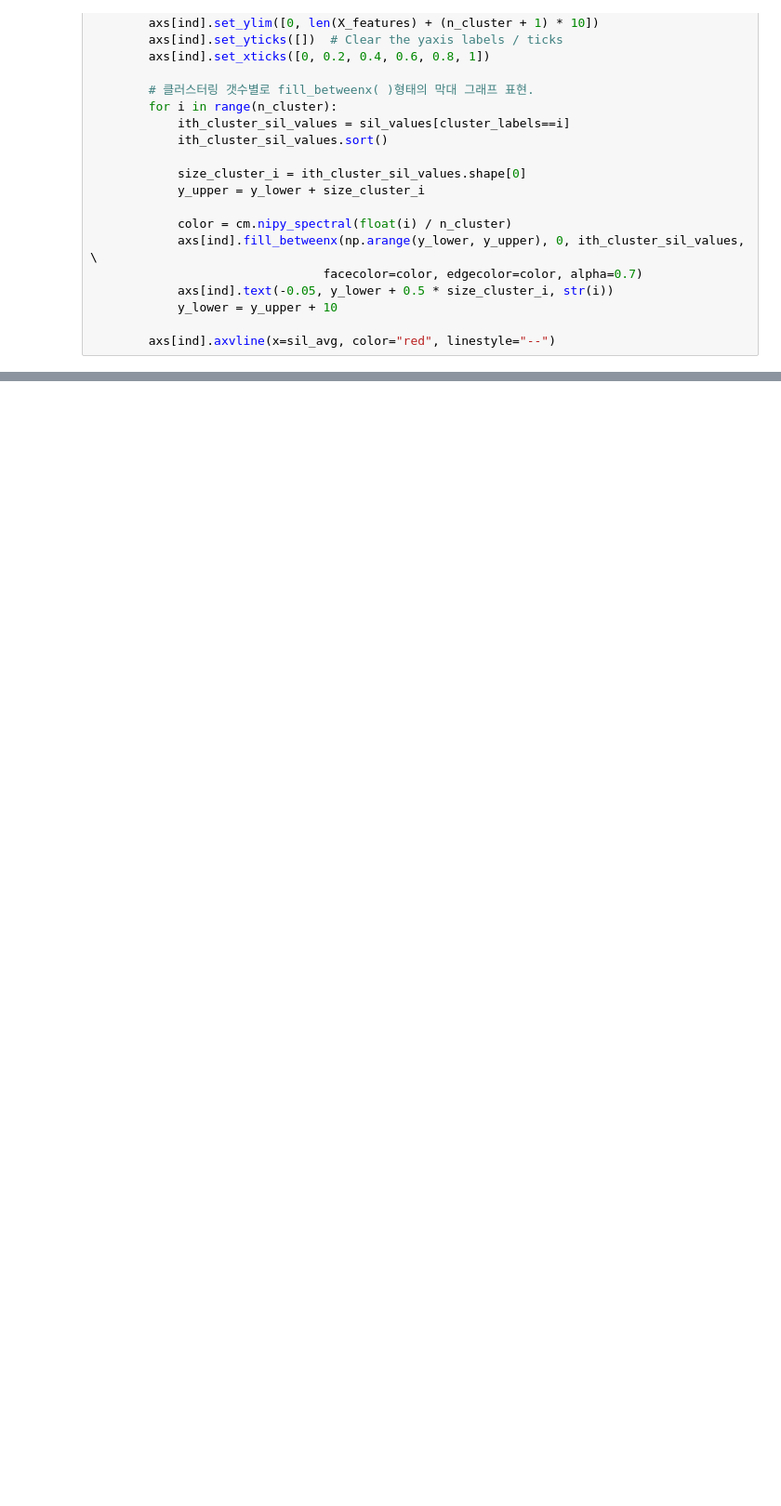
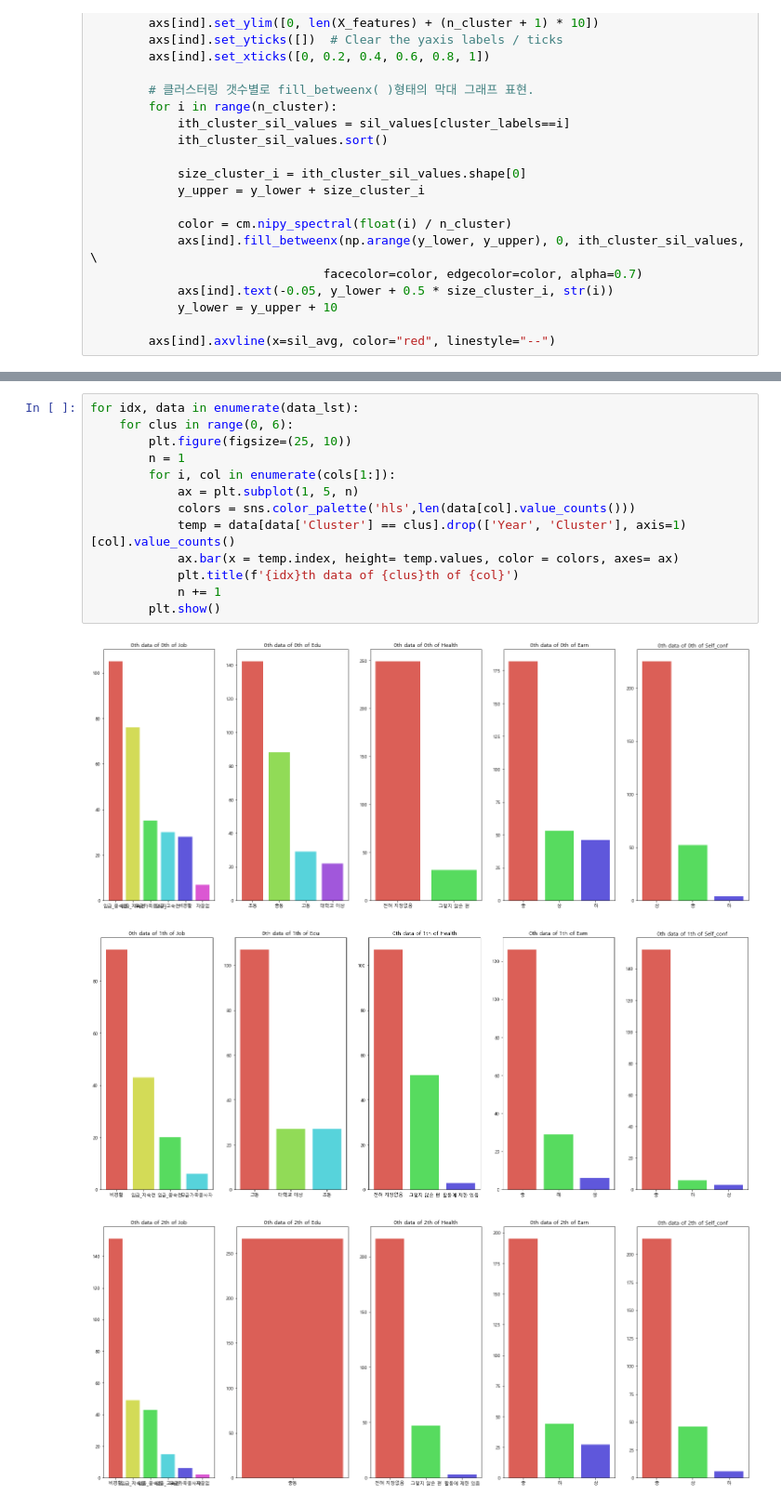
Before and after one commit to luckyspia/GAP, a Jupyter notebook: New_Aging_Survey/2. Analysis.ipynb, the cells around one changed output, grey strips where cells are left out. Shown at 93% size. Cells and saved outputs as stored; diff of their text form; blank space fills up the shorter version.

```diff
--- a/New_Aging_Survey/2. Analysis.ipynb
+++ b/New_Aging_Survey/2. Analysis.ipynb
@@ -112,0 +458,17 @@ visualize_silhouette([2,3,4,5,6], data)
+# %%
+for idx, data in enumerate(data_lst):
+    for clus in range(0, 6):
+        plt.figure(figsize=(25, 10))
+        n = 1
+        for i, col in enumerate(cols[1:]):
+            ax = plt.subplot(1, 5, n)
+            colors = sns.color_palette('hls',len(data[col].value_counts()))
+            temp = data[data['Cluster'] == clus].drop(['Year', 'Cluster'], axis=1)[col].value_counts()
+            ax.bar(x = temp.index, height= temp.values, color = colors, axes= ax)
+            plt.title(f'{idx}th data of {clus}th of {col}')
+            n += 1
+        plt.show()
+# %% [output]
+[figure, added]
+[figure, added]
+[figure, added]
```
Also changed, not shown: parts of 38 cells of this notebook.
